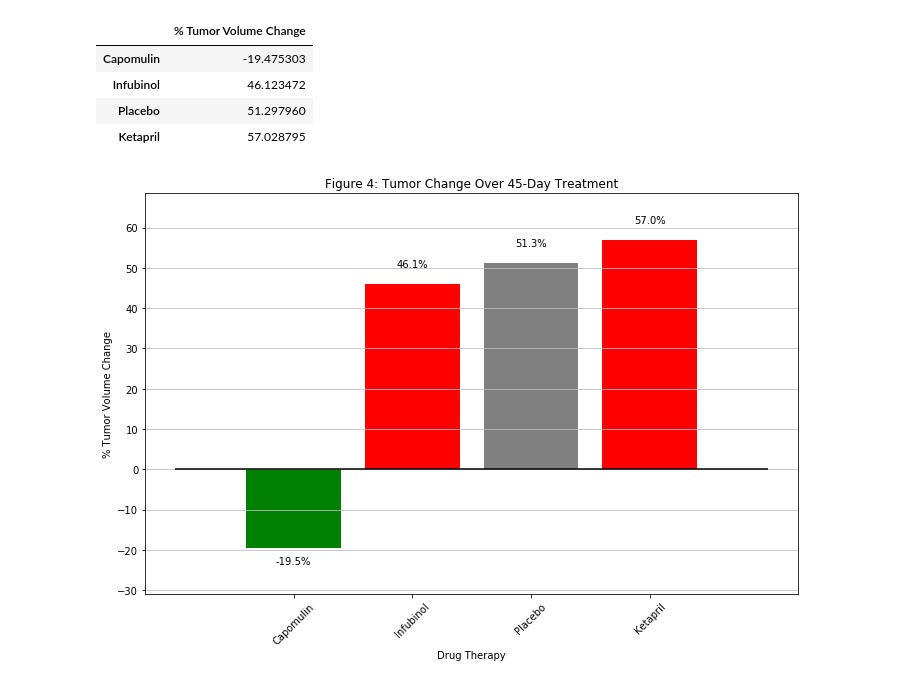
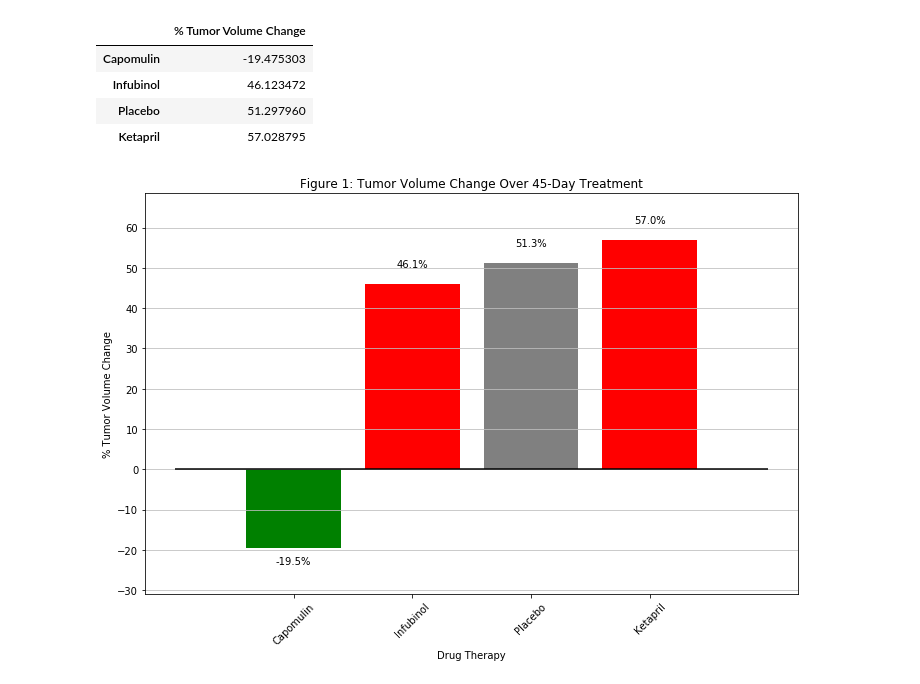
Before and after one commit to daddyjab/PythonAssignments, a Jupyter notebook: Pymaceuticals/pymaceuticals_starter-jb.ipynb, the cells around one changed output. Drawn from its saved outputs; the diff is of its cells as text; code cells hidden in the pictures.

```diff
--- a/Pymaceuticals/pymaceuticals_starter-jb.ipynb
+++ b/Pymaceuticals/pymaceuticals_starter-jb.ipynb
@@ -258,7 +287,7 @@ sem_dm_pv_df.head()
 | 20 | 0.161621 | 0.234801 | 0.236680 | 0.234064 |
 # %%
 # Generate the plot
-fig2, ax2 = plt.subplots(figsize=(15,7))
+fig, ax = plt.subplots(figsize=(15,7))
 
 d_xvalues = range(len(mean_dm_pv_df.index))
 
@@ -285,18 +314,18 @@ for d_i in range(len(mean_dm_pv_df.columns)):
     d_label = mean_dm_pv_df.columns[d_i]
 
     # Plot this line
-    ax2.errorbar(d_xvalues, d_yvalues, yerr=d_yerr, label=d_label, color=d_color, marker=d_marker, alpha=0.8 )
+    ax.errorbar(d_xvalues, d_yvalues, yerr=d_yerr, label=d_label, color=d_color, marker=d_marker, alpha=0.8 )
 
 # Set the x-axis tick marks and tick labels
-ax2.set_xticks(range(len(mean_dm_pv_df.index)))
-ax2.set_xticklabels(mean_dm_pv_df.index, rotation=0)
+ax.set_xticks(range(len(mean_dm_pv_df.index)))
+ax.set_xticklabels(mean_dm_pv_df.index, rotation=0)
 
 # Set major axis labels, title, legend, grid
-ax2.set_xlabel("Treatment Duration (Days)")
-ax2.set_ylabel("# of Metastatic Sites")
-ax2.set_title("Figure 2: Metastatic Spread During Treatment")
-ax2.legend(loc="best")
-ax2.grid(True, axis='both', color='0.75')
+ax.set_xlabel("Treatment Duration (Days)")
+ax.set_ylabel("# of Metastatic Sites")
+ax.set_title("Figure 3: Metastatic Spread During Treatment")
+ax.legend(loc="best")
+ax.grid(True, axis='both', color='0.75')
 
 plt.show()
 # %% [output]
@@ -348,7 +377,7 @@ survival_pv_df
 | 45 | 84.0 | 36.0 | 44.0 | 44.0 |
 # %%
 # Generate the plot
-fig3, ax3 = plt.subplots(figsize=(15,7))
+fig, ax = plt.subplots(figsize=(15,7))
 
 d_xvalues = range(len(survival_pv_df.index))
 
@@ -372,20 +401,18 @@ for d_i in range(len(survival_pv_df.columns)):
     d_label = survival_pv_df.columns[d_i]
 
     # Plot this line
-    ax3.plot(d_xvalues, d_yvalues, label=d_label, color=d_color, marker=d_marker, alpha=0.8 )
-
-#ax3 = survival_pv_df.plot(style = '^-', grid=True, figsize=(10,5), colormap='jet', alpha=0.7)
+    ax.plot(d_xvalues, d_yvalues, label=d_label, color=d_color, marker=d_marker, alpha=0.8 )
 
 # Set the x-axis tick marks and tick labels
-ax3.set_xticks(range(len(survival_pv_df.index)))
-ax3.set_xticklabels(survival_pv_df.index, rotation=0)
+ax.set_xticks(range(len(survival_pv_df.index)))
+ax.set_xticklabels(survival_pv_df.index, rotation=0)
 
 # Set major axis labels, title, legend, grid
-ax3.set_xlabel("Treatment Duration (Days)")
-ax3.set_ylabel("Survival Rate (%)")
-ax3.set_title("Figure 3: Survival During Treatment")
-ax3.legend(loc="lower left")
-ax3.grid(True, axis='both', color='0.75')
+ax.set_xlabel("Treatment Duration (Days)")
+ax.set_ylabel("Survival Rate (%)")
+ax.set_title("Figure 4: Survival During Treatment")
+ax.legend(loc="lower left")
+ax.grid(True, axis='both', color='0.75')
 
 plt.show()
 # %% [output]
@@ -463,7 +490,7 @@ chg_df.head()
 | Ketapril | 57.028795 |
 # %%
 # Generate the plot
-fig4, ax4 = plt.subplots(figsize=(10,7))
+fig, ax = plt.subplots(figsize=(10,7))
 
 # Generate bars by iterating through each drug
 for d_i in range(len(chg_df.index)):
@@ -489,34 +516,34 @@ for d_i in range(len(chg_df.index)):
 
     # Place the value on this bar
     plt.text(d_i, d_textloc, d_valuetext , ha='center')
 
 plt.xticks(range(len(chg_df.index)), chg_df.index, rotation=45)
 
 # Set the y access limits to add room for the value labels
 y_bot = chg_df['% Tumor Volume Change'].min()
 y_top = chg_df['% Tumor Volume Change'].max()
 y_range = y_top-y_bot
 
 y_bot -= y_range * 0.15
 y_top += y_range * 0.15
 plt.ylim( bottom=y_bot, top=y_top)
 
 # Adjust the tick marks to be more granular
 plt.yticks(np.arange(round(y_bot,-1),round(y_top,-1),step=10))
 
 plt.xlabel("Drug Therapy")
 plt.ylabel("% Tumor Volume Change")
-plt.title("Figure 4: Tumor Change Over 45-Day Treatment")
+plt.title("Figure 1: Tumor Volume Change Over 45-Day Treatment")
 
 plt.grid(True, axis='y', color='0.75')
 # plt.legend(loc="best")
 
 # Add a horizontal line at the y = 0% level
 plt.hlines(y=0, xmin=-1, xmax=len(chg_df.index))
 
 plt.tight_layout()
 plt.show()
 # %% [output]
-[figure, old version]
+[figure, new version]
 # %%
 # Save the Figure
```
Also changed, not shown: parts of 17 cells of this notebook, 8 other files.
